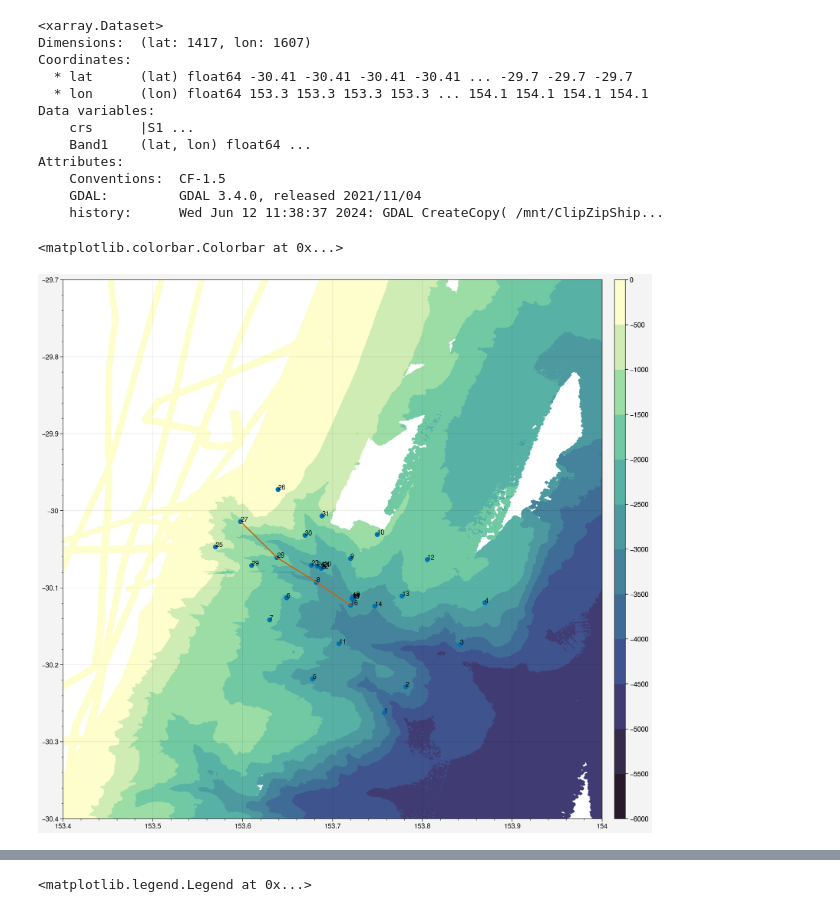
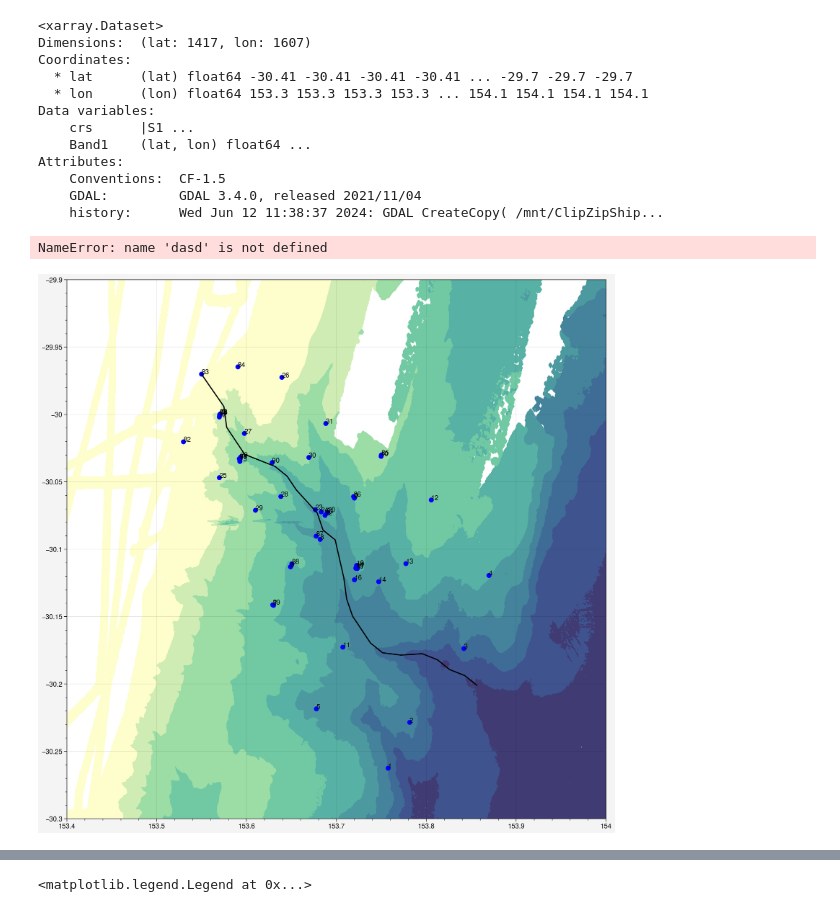
Before and after one commit to Isabela-conde/IN2024_V04-Data-Analysis, a Jupyter notebook: Plot_SADCP_Solitary_Transects.ipynb, the cells around one changed output, grey strips where cells are left out. Drawn from its saved outputs; the diff is of its cells as text; code cells hidden in the pictures.

Commit message:
Updated SADCP code to interpolate down thalweg

```diff
--- a/Plot_SADCP_Solitary_Transects.ipynb
+++ b/Plot_SADCP_Solitary_Transects.ipynb
@@ -62,33 +62,87 @@ Attributes:
 # %%
 import proplot
 #proplot.rc.reso = 'hi'
 
 
 # Zooming in on continents
 fig = proplot.figure(refwidth=10)
 ax = fig.subplots(ncols=1,nrows=1) #, proj='cyl', proj_kw={'lon_0': 150})
 cs = ax[0].contourf(bathy_dataset['lon'].values,bathy_dataset['lat'].values,bathy_dataset['Band1'].values,levels=np.arange(-6000,1,500),cmap='deep_r')
-ax[0].scatter(ctd_lons,ctd_lats)
-ax[0].set_ylim((-30.4, -29.7))
+
+ctd_counter =1
+for i_ctd in range(0,len(ctd_files)):
+    if ctd_lats[i_ctd]>-30.4 and  ctd_lats[i_ctd]<-29.7 and ctd_lons[i_ctd]>153.4 and ctd_lons[i_ctd]<154:
+        ax[0].scatter(ctd_lons[i_ctd],ctd_lats[i_ctd],c='blue')
+        ax[0].annotate(i_ctd, (ctd_lons[i_ctd],ctd_lats[i_ctd]), xytext=None, xycoords='data')
+
+    ctd_counter = ctd_counter+1
+
+ax[0].set_ylim((-30.3, -29.9))
 ax[0].set_xlim((153.4, 154))
 
+
+delta_lon = 0.01
+delta_lat = -0.01
+
+
+#Shift line away from flat shelf region
+diagonal_line_lat = np.asarray([-30.0,-29.92]) + 3.0*delta_lat
+diagonal_line_lon = np.asarray([153.5,153.6])  + 3.0*delta_lon
+
+
+canyon_min_lat = [ ctd_lats[83][0] ]
+canyon_min_lon = [ ctd_lons[83][0] ]
+depth_min      = [ -100.0 ] # bathy_dataset['Band1'].sel(lat=canyon_min_lat[0] , lon=canyon_min_lon[0],method='nearest').values]
+depth_min
+
+for i_line in range(0,25):
+    lat_segment = xarray.DataArray(np.linspace(diagonal_line_lat[0],diagonal_line_lat[1],30), dims="z")
+    lon_segment = xarray.DataArray(np.linspace(diagonal_line_lon[0],diagonal_line_lon[1],30), dims="z")
+
+    bathy_profile = bathy_dataset.interp(lat=lat_segment, lon=lon_segment)
+
+
+
+    min_bathy_profile = np.argmin(bathy_profile['Band1'].values)
+    depth_min.append(bathy_profile['Band1'].min().values.astype('float32'))
+    canyon_min_lat.append(lat_segment[min_bathy_profile])
+    canyon_min_lon.append(lon_segment[min_bathy_profile])
+
+    #ax[0].plot(diagonal_line_lon,diagonal_line_lat)
+    diagonal_line_lon = diagonal_line_lon + delta_lon
+    diagonal_line_lat = diagonal_line_lat + delta_lat
+
+canyon_min_lon = np.asarray(canyon_min_lon)
+canyon_min_lat = np.asarray(canyon_min_lat)
+depth_min = np.asarray(depth_min)
+
+idx_kink = np.nonzero(np.diff(canyon_min_lon)<0)[0]
+
+for i_bad_points in idx_kink:
+    canyon_min_lon[i_bad_points+1] = 0.5*(canyon_min_lon[i_bad_points+2] + canyon_min_lon[i_bad_points])
+    canyon_min_lat[i_bad_points+1] = 0.5*(canyon_min_lat[i_bad_points+2] + canyon_min_lat[i_bad_points])
+
+ax[0].plot(canyon_min_lon,canyon_min_lat,'k')
+#ax[0].scatter(canyon_min_lon[idx_kink+1],canyon_min_lat[idx_kink+1],c='r')
+
+dasd
+
 #ax[0].format(latlim=(-30.4, -29.7), lonlim=(153.4, 154),land='True',landcolor='grey',lonlabels='left')
-ctd_counter =1
 
 ctd_index_to_plot = [25,26,27]
 ctd_index_to_plot = [29,28,30,31]
 ctd_index_to_plot  = [9,10,11,12,13,14,16]
 #ctd_index_to_plot = [7,6,8,9,10]
 #ctd_index_to_plot = [1,2,3,4,5]
 #ctd_index_to_plot = [2,3,4,5]
-ctd_index_to_plot = range(1,32)
+ctd_index_to_plot = range(1,32) #len(ctd_files))
 #ctd_index_to_plot = np.arange(1,len(ctd_files))
 for i_ctd in ctd_index_to_plot:
     i_file_name = ctd_files[i_ctd]
     ax[0].annotate(i_ctd, (ctd_lons[i_ctd],ctd_lats[i_ctd]), xytext=None, xycoords='data')
     ctd_counter = ctd_counter+1
-plt.plot(lon_segment[::-1],lat_segment[::-1])
+#plt.plot(lon_segment[::-1],lat_segment[::-1])
 fig.colorbar(cs)
 # %% [output]
-<matplotlib.colorbar.Colorbar at 0x...>
+NameError: name 'dasd' is not defined
-[figure, old version]
+[figure, new version]
```
Also changed, not shown: parts of 15 cells of this notebook.
